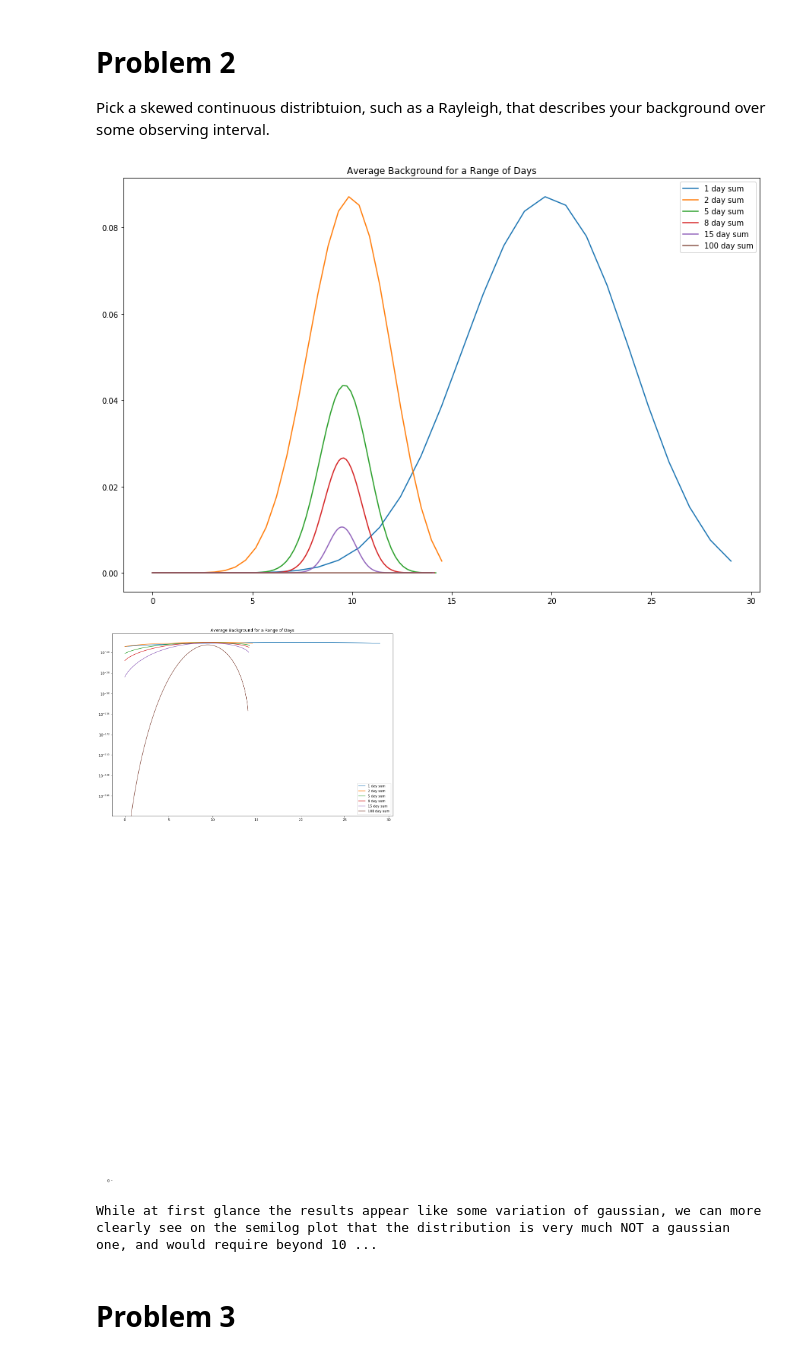
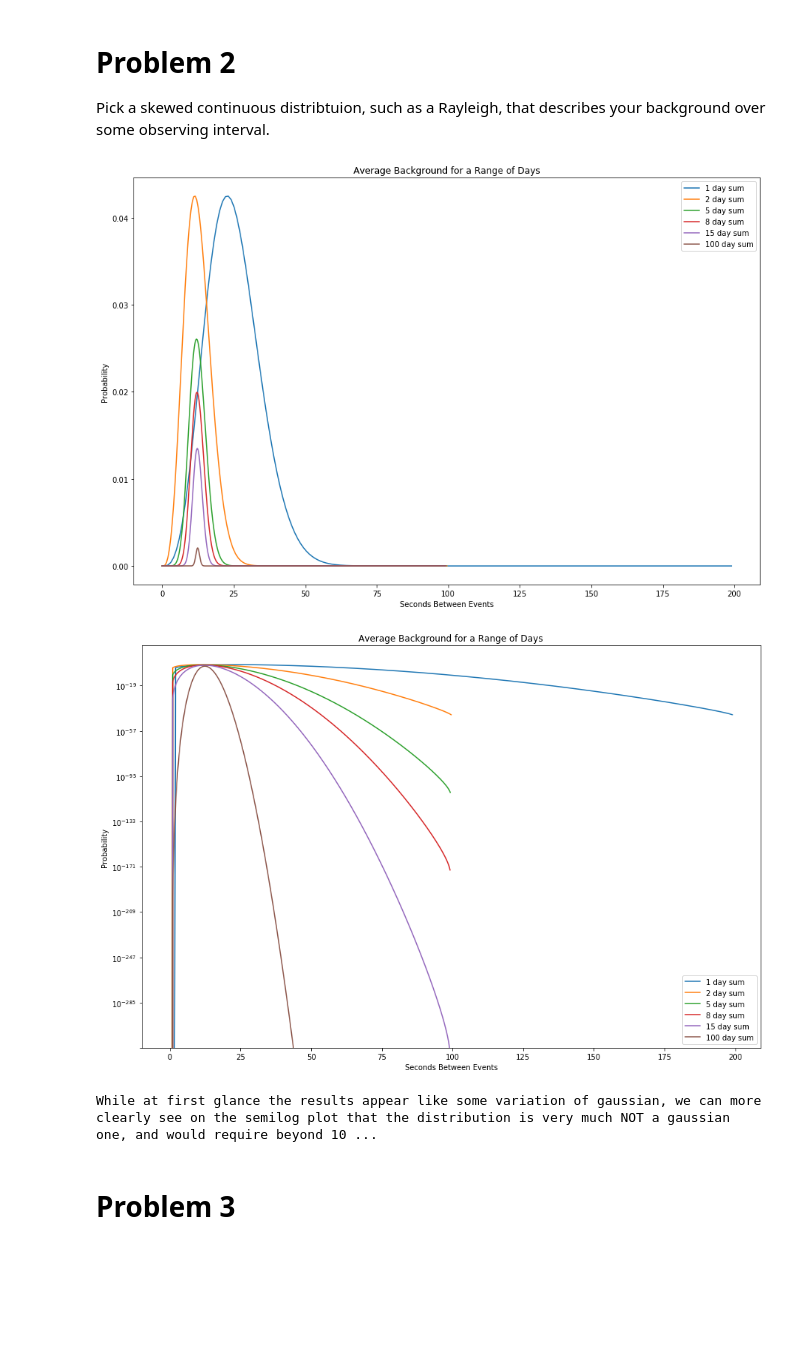
Before and after one commit to s-agiedd/PHYS_434, a Jupyter notebook: Labs/Alyssa_Giedd_Lab2.ipynb, the cells around one changed output. Saved outputs shown, nothing was run; the diff lists cells and outputs as text; code cells hidden in the pictures; blank space fills up the shorter version.

```diff
--- a/Labs/Alyssa_Giedd_Lab2.ipynb
+++ b/Labs/Alyssa_Giedd_Lab2.ipynb
@@ -91,39 +105,50 @@ Pick a skewed continuous distribtuion, such as a Rayleigh, that describes your b
 # %%
 #A) Show how the distribution changes as you average over more observing intervals.
 x = np.linspace(0, 100, 100)
-bg_summation = stats.rayleigh.pdf(x, scale = 24)
+bg = stats.rayleigh.pdf(x, scale = 10)
 
 days = [1, 2, 5, 8, 15, 100]
-
+sums = []
 for index in range(len(days)):
     #Sums to plot
-    bg_summation = convolve_multiple(y_avg, days[index])
+    sums.append(convolve_multiple(bg, days[index]))
+
+for index in range(len(sums)):
     #Produce graph with the specified days worth of data
-    plt.plot(np.linspace(0, len(bg_summation), len(bg_summation))/days[index], bg_summation, label = str(days[index]) + " day sum")
+    plt.plot(np.linspace(0, len(sums[index]), len(sums[index]))/days[index], sums[index], label = str(days[index]) + " day sum")
 
 plt.legend()
 plt.title("Average Background for a Range of Days")
+plt.xlabel("Seconds Between Events")
+plt.ylabel("Probability")
 plt.show()
 # %% [output]
-[figure, old version]
+[figure, new version]
 # %%
 #B) Discuss how the shape changes. Does it approach a Gaussian distribution? If yes, after how many intervals?
+x = np.linspace(0, 100, 100)
+bg = stats.rayleigh.pdf(x, scale = 10)
+
 days = [1, 2, 5, 8, 15, 100]
-
+sums = []
 for index in range(len(days)):
     #Sums to plot
-    bg_summation = convolve_multiple(y_avg, days[index])
+    sums.append(convolve_multiple(bg, days[index]))
+
+for index in range(len(sums)):
     #Produce graph with the specified days worth of data
-    plt.semilogy(np.linspace(0, len(bg_summation), len(bg_summation))/days[index], bg_summation, label = str(days[index]) + " day sum")
+    plt.semilogy(np.linspace(0, len(sums[index]), len(sums[index]))/days[index], sums[index], label = str(days[index]) + " day sum")
 
 plt.legend()
 plt.title("Average Background for a Range of Days")
+plt.xlabel("Seconds Between Events")
+plt.ylabel("Probability")
 plt.show()
 
 #explanation
 print("While at first glance the results appear like some variation of gaussian, we can more clearly see on the semilog plot that the distribution is very much NOT a gaussian one, and would require beyond 100 intervals to approach one.")
 # %% [output]
-[figure, old version]
+[figure, new version]
 While at first glance the results appear like some variation of gaussian, we can more clearly see on the semilog plot that the distribution is very much NOT a gaussian one, and would require beyond 10 ...
 # %% [markdown]
 # Problem 3
```
Also changed, not shown: parts of 10 cells of this notebook, 1 other file.
